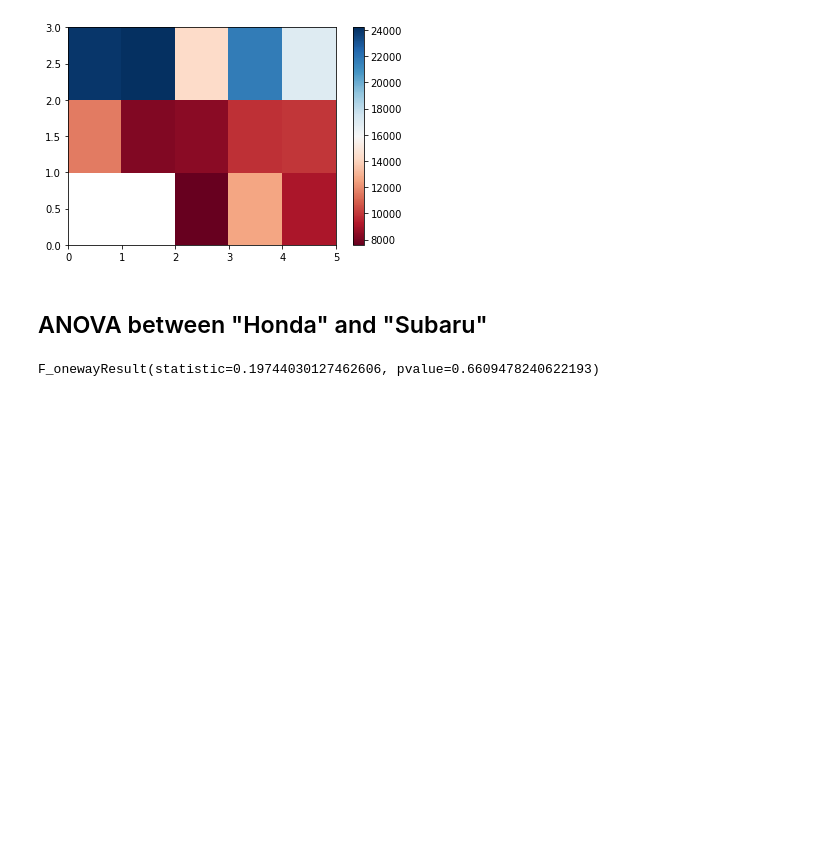
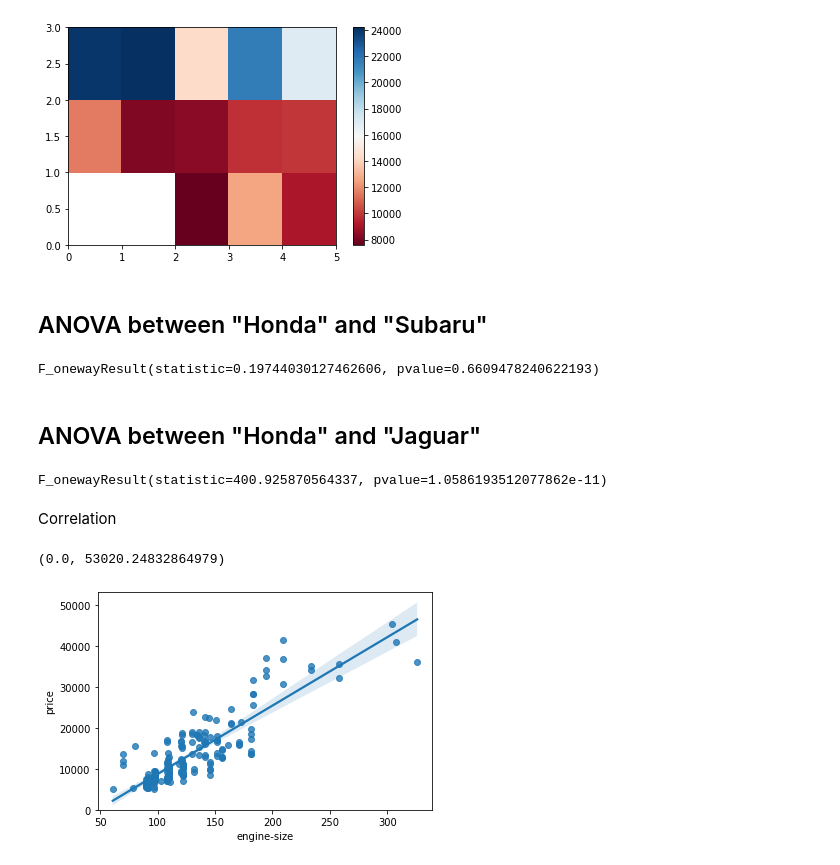
Before and after one commit to dilaraesmer/IBM-DA0101EN, a Jupyter notebook: Data_Analysis_with_Python.ipynb, the cells around one changed output. Cells and saved outputs as stored; diff of their text form; code cells hidden in the pictures; blank space fills up the shorter version.

```diff
--- a/Data_Analysis_with_Python.ipynb
+++ b/Data_Analysis_with_Python.ipynb
@@ -447,7 +447,27 @@ grouped_anova = df_anova.groupby(["make"])
 
 anova_results_1 = stats.f_oneway(grouped_anova.get_group("honda")["price"],
 grouped_anova.get_group("subaru")["price"])
+
+anova_results_1
+# %% [output]
+F_onewayResult(statistic=0.19744030127462606, pvalue=0.6609478240622193)
-# %%
-anova_results_1
-# %% [output]
-F_onewayResult(statistic=0.19744030127462606, pvalue=0.6609478240622193)
+# %% [markdown]
+## ANOVA between "Honda" and "Jaguar"
+# %%
+anova_results_2 = stats.f_oneway(grouped_anova.get_group("honda")["price"],
+grouped_anova.get_group("jaguar")["price"])
+
+anova_results_2
+# %% [output]
+F_onewayResult(statistic=400.925870564337, pvalue=1.0586193512077862e-11)
+# %% [markdown]
+Correlation
+# %%
+sns.regplot(x="engine-size", y="price", data=df)
+
+plt.ylim(0,)
+
+# positive correlation
+# %% [output]
+(0.0, 53020.24832864979)
+[figure, added]
```
